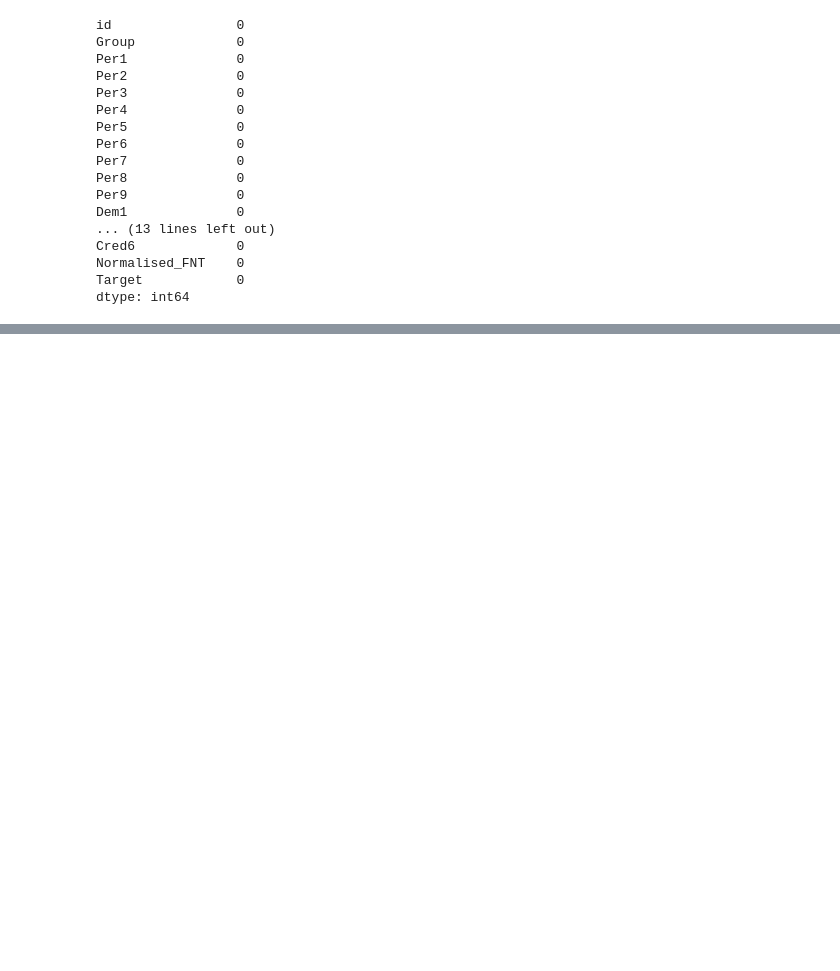
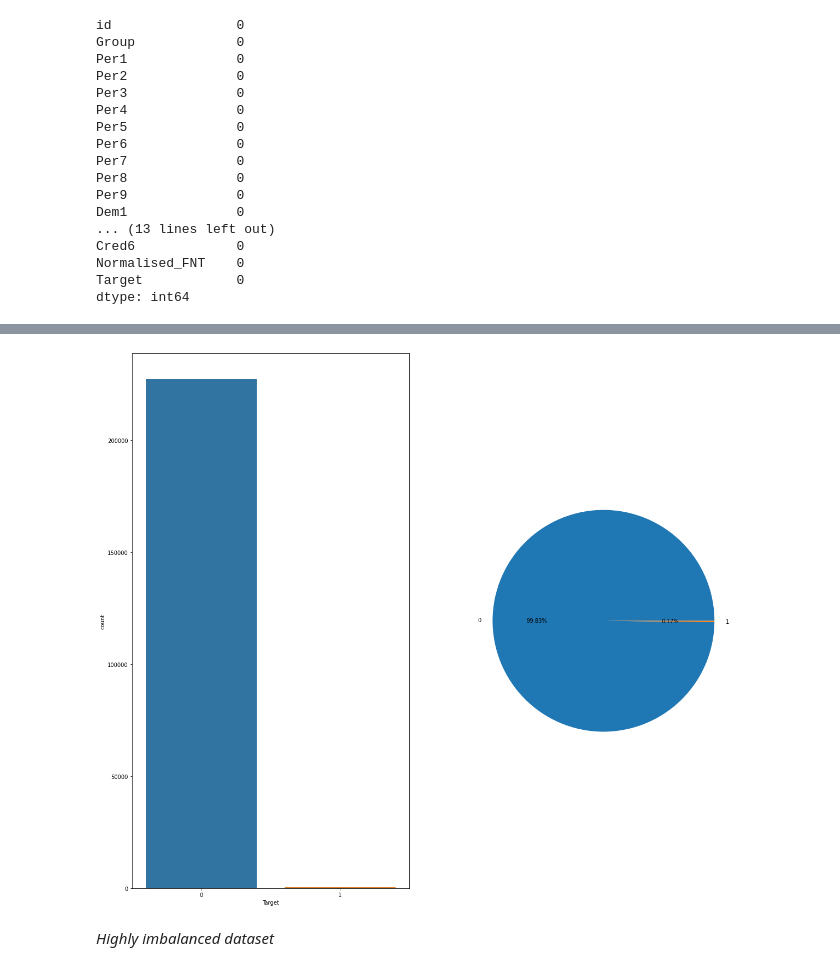
Before and after one commit to debhere/Fradulent-Transaction, a Jupyter notebook: Predict_Fradulent_Transaction_V1_0.ipynb, the cells around one changed output, grey strips where cells are left out. Drawn from its saved outputs; the diff is of its cells as text; code cells hidden in the pictures; blank space fills up the shorter version.

```diff
--- a/Predict_Fradulent_Transaction_V1_0.ipynb
+++ b/Predict_Fradulent_Transaction_V1_0.ipynb
@@ -241,0 +319,15 @@ getTransDataset(test, qset_, geo_, instance_)
+# %%
+#Checking the distribution for the target
+
+fig, axs = plt.subplots(ncols=2, figsize=(20, 18))
+
+vals = train_['Target'].value_counts().values
+label = train_['Target'].value_counts().index
+
+sns.countplot(x = 'Target', data=train_, ax= axs[0])
+plt.pie(vals, labels=label, autopct='%0.2f%%')
+plt.show()
+# %% [output]
+[figure, added]
+# %% [markdown]
+*Highly imbalanced dataset*
```
Also changed, not shown: parts of 16 cells of this notebook.
